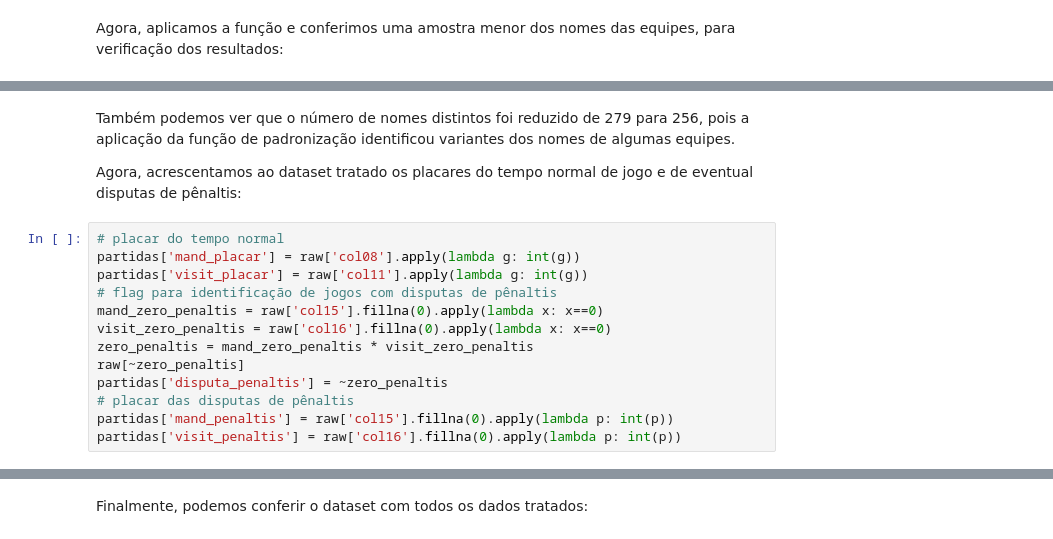
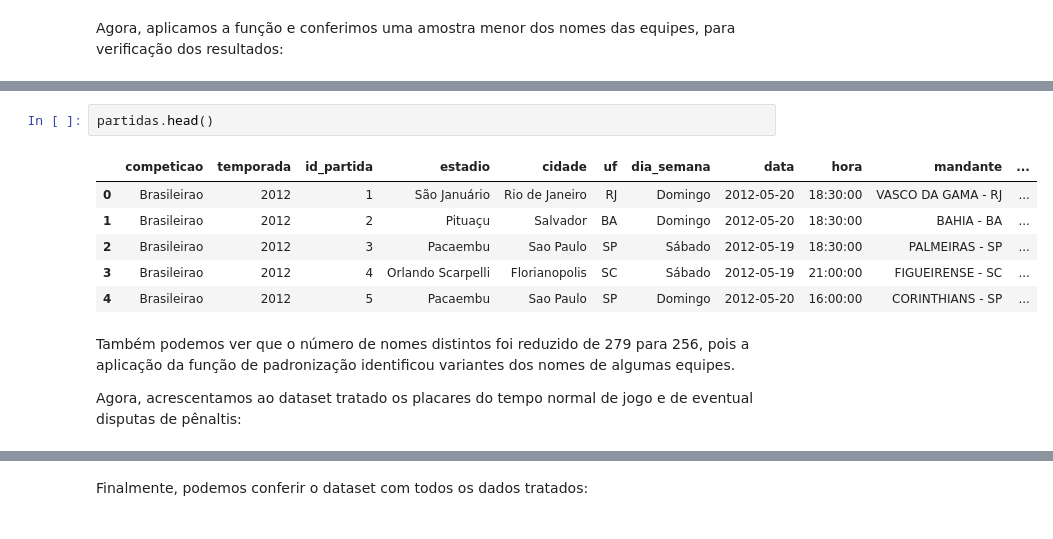
Before and after one commit to renefb/futebol-br, a Jupyter notebook: 2-tratamento.ipynb, the cells around one changed output, grey strips where cells are left out. Drawn from its saved outputs; the diff is of its cells as text.

```diff
--- a/2-tratamento.ipynb
+++ b/2-tratamento.ipynb
@@ -287,17 +298,13 @@ Total de nomes distintos: 275
+# %%
+partidas.head()
+# %% [output]
+|  | competicao | temporada | id_partida | estadio | cidade | uf | dia_semana | data | hora | mandante | ... |
+| 0 | Brasileirao | 2012 | 1 | São Januário | Rio de Janeiro | RJ | Domingo | 2012-05-20 | 18:30:00 | VASCO DA GAMA - RJ | ... |
+| 1 | Brasileirao | 2012 | 2 | Pituaçu | Salvador | BA | Domingo | 2012-05-20 | 18:30:00 | BAHIA - BA | ... |
+| 2 | Brasileirao | 2012 | 3 | Pacaembu | Sao Paulo | SP | Sábado | 2012-05-19 | 18:30:00 | PALMEIRAS - SP | ... |
+| 3 | Brasileirao | 2012 | 4 | Orlando Scarpelli | Florianopolis | SC | Sábado | 2012-05-19 | 21:00:00 | FIGUEIRENSE - SC | ... |
+| 4 | Brasileirao | 2012 | 5 | Pacaembu | Sao Paulo | SP | Domingo | 2012-05-20 | 16:00:00 | CORINTHIANS - SP | ... |
 # %% [markdown]
 Também podemos ver que o número de nomes distintos foi reduzido de 279 para 256, pois a aplicação da função de padronização identificou variantes dos nomes de algumas equipes.
 
 Agora, acrescentamos ao dataset tratado os placares do tempo normal de jogo e de eventual disputas de pênaltis:
-# %%
-# placar do tempo normal
-partidas['mand_placar'] = raw['col08'].apply(lambda g: int(g))
-partidas['visit_placar'] = raw['col11'].apply(lambda g: int(g))
-# flag para identificação de jogos com disputas de pênaltis
-mand_zero_penaltis = raw['col15'].fillna(0).apply(lambda x: x==0)
-visit_zero_penaltis = raw['col16'].fillna(0).apply(lambda x: x==0)
-zero_penaltis = mand_zero_penaltis * visit_zero_penaltis
-raw[~zero_penaltis]
-partidas['disputa_penaltis'] = ~zero_penaltis
-# placar das disputas de pênaltis
-partidas['mand_penaltis'] = raw['col15'].fillna(0).apply(lambda p: int(p))
-partidas['visit_penaltis'] = raw['col16'].fillna(0).apply(lambda p: int(p))
```
Also changed, not shown: parts of 20 cells of this notebook, 46 other files.
